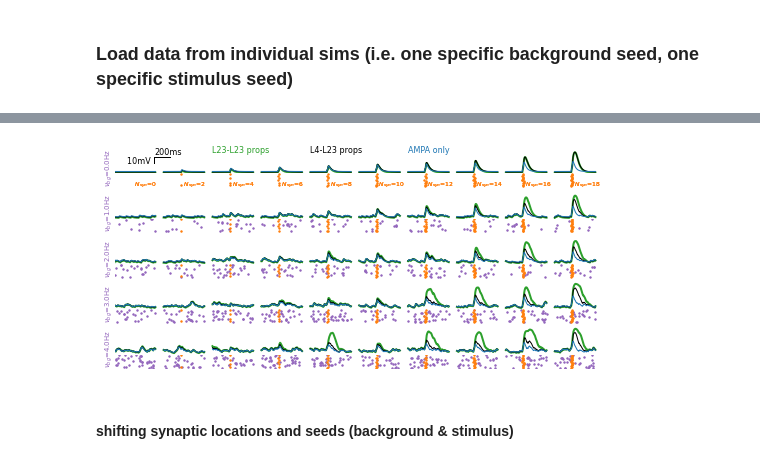
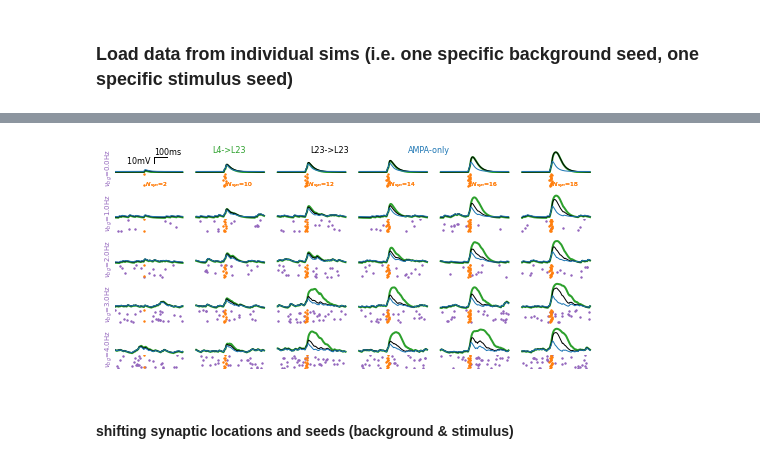
Before and after one commit to yzerlaut/zinc-NMDA-modulation, a Jupyter notebook: Sensitivity_to_Background_Modulation.ipynb, the cells around one changed output, grey strips where cells are left out. Drawn from its saved outputs; the diff is of its cells as text; code cells hidden in the pictures.

```diff
--- a/Sensitivity_to_Background_Modulation.ipynb
+++ b/Sensitivity_to_Background_Modulation.ipynb
@@ -36,17 +33,18 @@ RESP_PASSIVE = build_full_dataset(key='passive',
 # %%
-props = {'NSTIMs':None,
+props = {'NSTIMs':[2,10,12,14,16,18],
          'alphaZn':[0., 0.45],
          'syn_location':1, 'stimseeds':[1], 'seeds':[0],
          'with_ampa_only':True,
          'LWS':[2,1,1], 'COLORS':[ge.green, 'k'],
-         'LABELS':['L23-L23 props', 'L4-L23 props', 'AMPA only'],
-         'bar_scale_args':dict(Xbar = 200, Xbar_label='200ms', Ybar = 10, Ybar_label='10mV ', loc=(0.08,0.6), orientation='right-bottom'),
+         'LABELS':['L4->L23', 'L23->L23', 'AMPA-only'],
+         'bar_scale_args':dict(Xbar = 100, Xbar_label='100ms', Ybar = 10, Ybar_label='10mV ', loc=(0.08,0.6), orientation='right-bottom'),
          'figsize':(2.8,.1), 'view':[-200,300], 'shift':100, 'VLIM':[-76,-30]}
 fig = plot_single_sim_bg_data(RESP_PASSIVE, ge,
                               bg_levels=[0,1,2,3,4], **props)
-fig.savefig(os.path.join('figures', 'bg-dep-passive-full-example-single-trial.png'), dpi=300)
+#fig.savefig(os.path.join('figures', 'bg-dep-passive-full-example-single-trial.png'), dpi=300)
+fig.savefig(os.path.join(os.path.expanduser('~'), 'Desktop', 'c.svg'))
 # %% [output]
-[figure, old version]
+[figure, new version]
 # %% [markdown]
 #### shifting synaptic locations and seeds (background & stimulus)
 # %%
```
Also changed, not shown: parts of 3 cells of this notebook.
